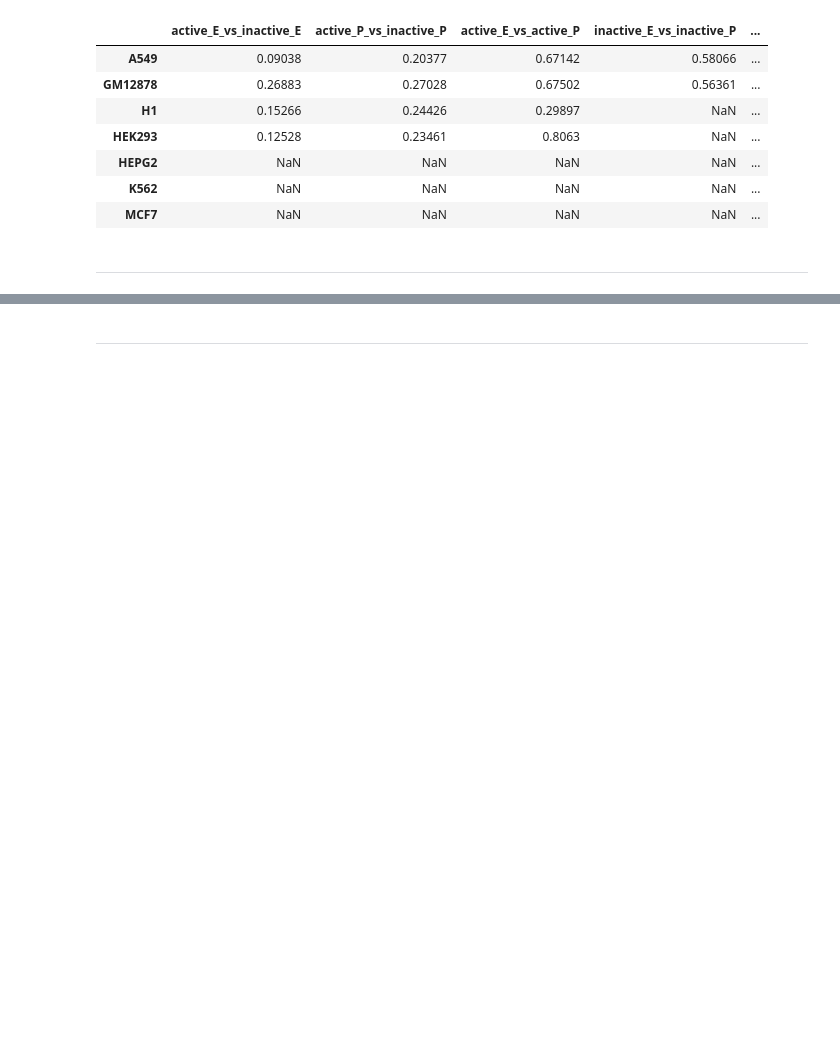
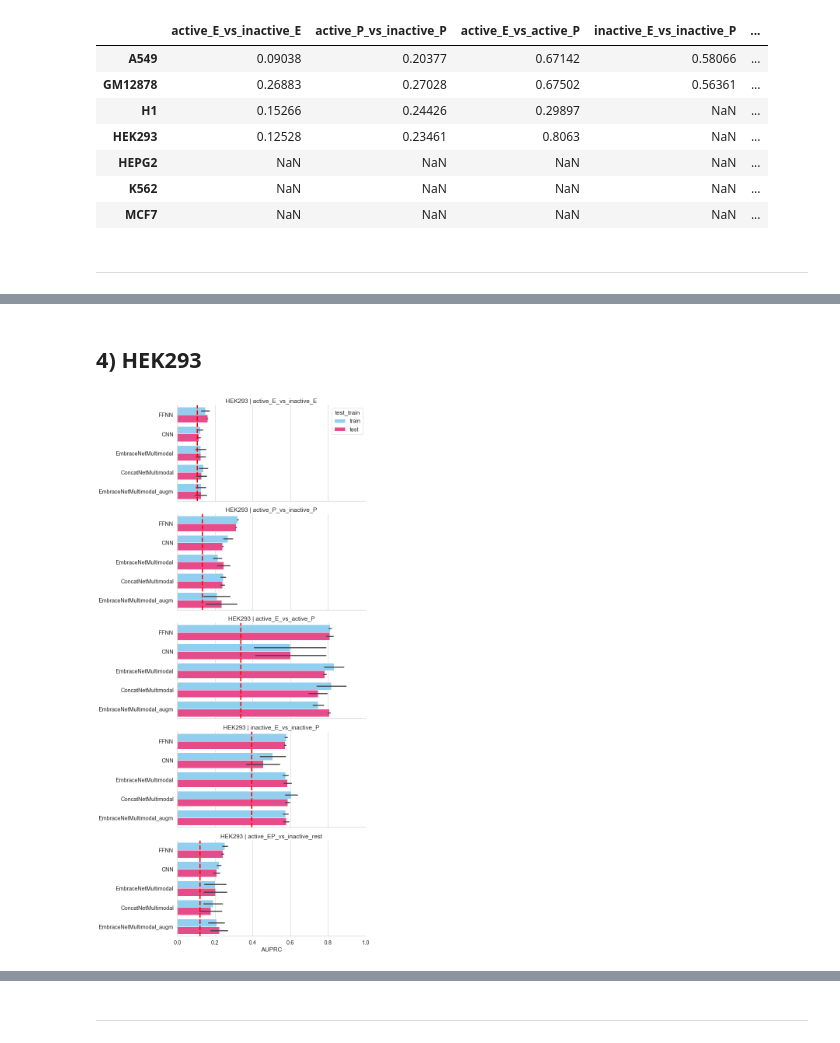
Before and after one commit to nikiiny/Prediction-of-Active-and-Inactive-Regulatory-Regions-with-Embracenet-Multimodal-Neural-Network-, a Jupyter notebook: Results_Visualisation.ipynb, the cells around one changed output, grey strips where cells are left out. Cells and saved outputs as stored; diff of their text form; code cells hidden in the pictures; blank space fills up the shorter version.

```diff
--- a/Results_Visualisation.ipynb
+++ b/Results_Visualisation.ipynb
@@ -119,0 +144,9 @@ plot_scores(cells=CELL_LINES, models=['FFNN','CNN', 'EmbraceNetMultimodal', 'Con
+# %% [markdown]
+## 4) HEK293
+# %%
+cell_line = CELL_LINES[3]
+plot_scores(cells=cell_line,
+            models=['FFNN','CNN', 'EmbraceNetMultimodal', 'ConcatNetMultimodal', 'EmbraceNetMultimodal_augm'],
+            palette=0)
+# %% [output]
+[figure, added]
```
Also changed, not shown: parts of 48 cells of this notebook, 17 other files.
